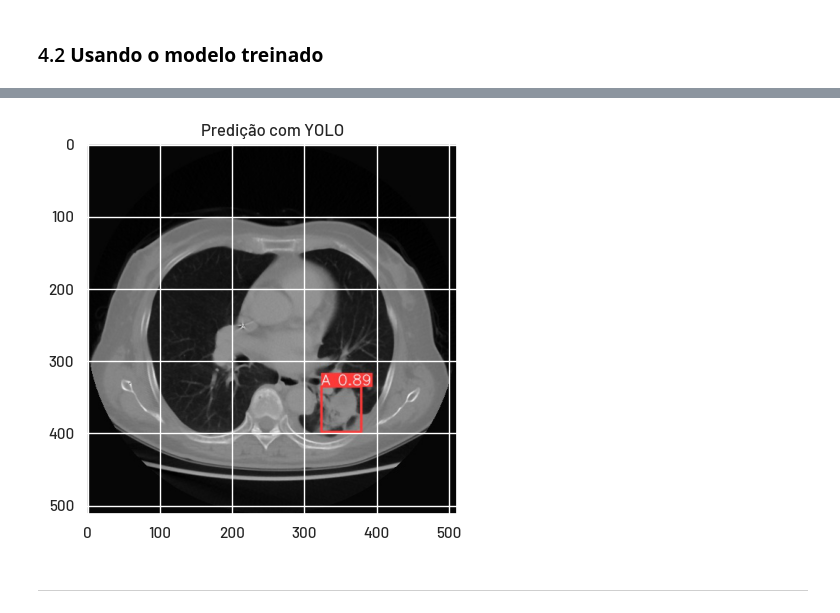
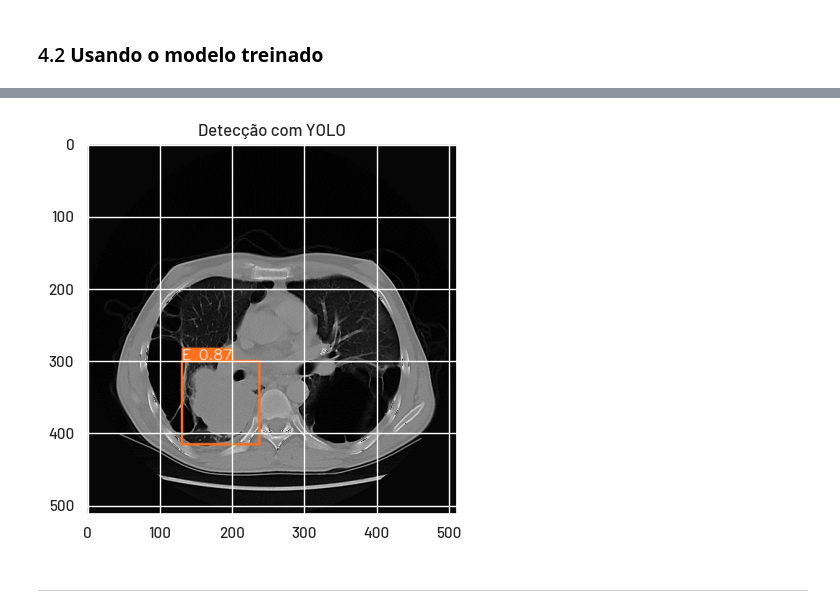
Before and after one commit to CerqueiraMatheus/lung-cancer, a Jupyter notebook: notebooks/yolo_detection.ipynb, the cells around one changed output, grey strips where cells are left out. Cells and saved outputs as stored; diff of their text form; code cells hidden in the pictures.

```diff
--- a/notebooks/yolo_detection.ipynb
+++ b/notebooks/yolo_detection.ipynb
@@ -222,5 +254,5 @@ Results saved to runs/detect/predict2
 # %%
-image = "A0055_2"
+image = "E0001_8"
 # %%
 # Imagem original
 plot_image("../data/test/images/{}.jpg".format(image), "Imagem original")
@@ -234,7 +266,7 @@ plot_bounding_box("../data/test/labels/{}.txt".format(image))
 # %%
-plot_image("runs/detect/predict2/{}.jpg".format(image), "Detecção com YOLO")
+plot_image("runs/detect/predict/{}.jpg".format(image), "Detecção com YOLO")
 # %% [output]
-[figure, old version]
+[figure, new version]
 # %% [markdown]
 ---
 # %% [markdown]
```
Also changed, not shown: parts of 7 cells of this notebook, 2 other files.
